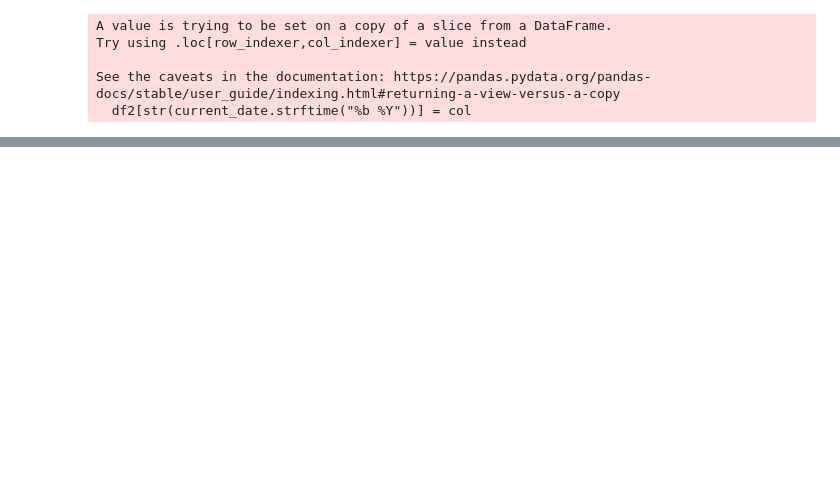
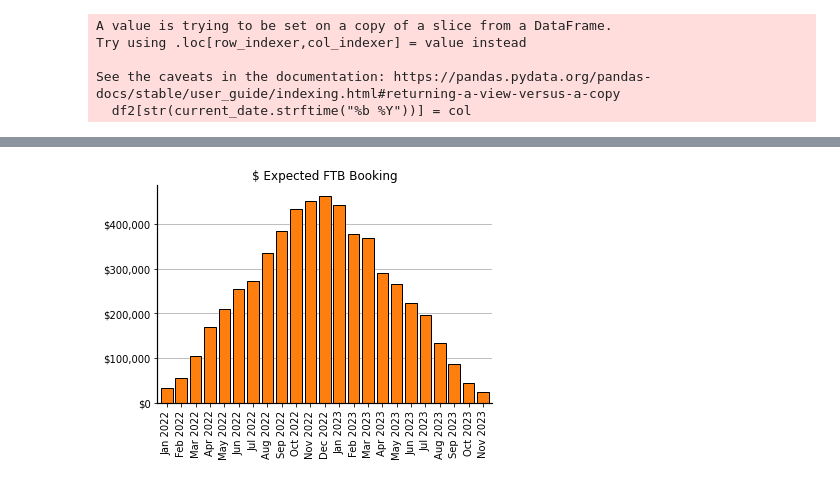
Before and after one commit to EnricoBorriello/Pipeline, a Jupyter notebook: Main.ipynb, the cells around one changed output, grey strips where cells are left out. Cells and saved outputs as stored; diff of their text form; code cells hidden in the pictures; blank space fills up the shorter version.

```diff
--- a/Main.ipynb
+++ b/Main.ipynb
@@ -126,0 +214,4 @@ ax.yaxis.set_major_formatter(mticker.StrMethodFormatter('${x:,.0f}'))
+# %%
+ownerID = 0
+owner = owners_list[ownerID]
+print(owner)
@@ -126,0 +267,7 @@ ax.yaxis.set_major_formatter(mticker.StrMethodFormatter('${x:,.0f}'))
+# %%
+# This reproduces the content of "Prospect (Pre-FTB) detail"
+# Now I need to reproduce "Customers (Post-FTB) Detail"
+# and "Pipeline Summary"
+
+sorted_df2 = df2.sort_values(by='Annual hotel spend',ascending=False)
+sorted_df2
@@ -126,0 +288,14 @@ ax.yaxis.set_major_formatter(mticker.StrMethodFormatter('${x:,.0f}'))
+# %%
+numeric_columns = sorted_df2.select_dtypes(include='number')
+cols = numeric_columns.columns
+# %%
+# Here are the first two lines of "Pipeline Summary":
+
+numeric_columns = sorted_df2.select_dtypes(include='number')
+df1exp = (pd.DataFrame(numeric_columns.sum()))
+df2exp = pd.DataFrame((sorted_df2[cols] != 0).sum())
+
+df1exp.rename(columns={0: '$ Expected FTB Booking'}, inplace=True)
+df2exp.rename(columns={0: '# Expected FTB Accounts'}, inplace=True)
+
+df_exp = (pd.concat([df1exp, df2exp], axis=1)[1:]).transpose()
@@ -126,0 +310,22 @@ ax.yaxis.set_major_formatter(mticker.StrMethodFormatter('${x:,.0f}'))
+# %%
+import matplotlib.ticker as mticker
+
+ax = (df_exp.T).plot(kind='bar',
+                y='$ Expected FTB Booking',
+                rot=90, width=0.8, edgecolor='black',
+                legend=False,
+                title='$ Expected FTB Booking',
+                color = 'C1');
+ax.set_axisbelow(True)
+ax.yaxis.grid(True)
+ax.spines['left'].set_linewidth(1.2)   # Left spine
+ax.spines['bottom'].set_linewidth(1.2) # Bottom spine
+ax.spines['right'].set_visible(False) # Right spine
+ax.spines['top'].set_visible(False)   # Top spine
+
+# Format y-axis tick labels
+ax.yaxis.set_major_formatter(mticker.StrMethodFormatter('${x:,.0f}'))
+#plt.legend()
+#plt.show
+# %% [output]
+[figure, added]
```
Also changed, not shown: parts of 24 cells of this notebook.
